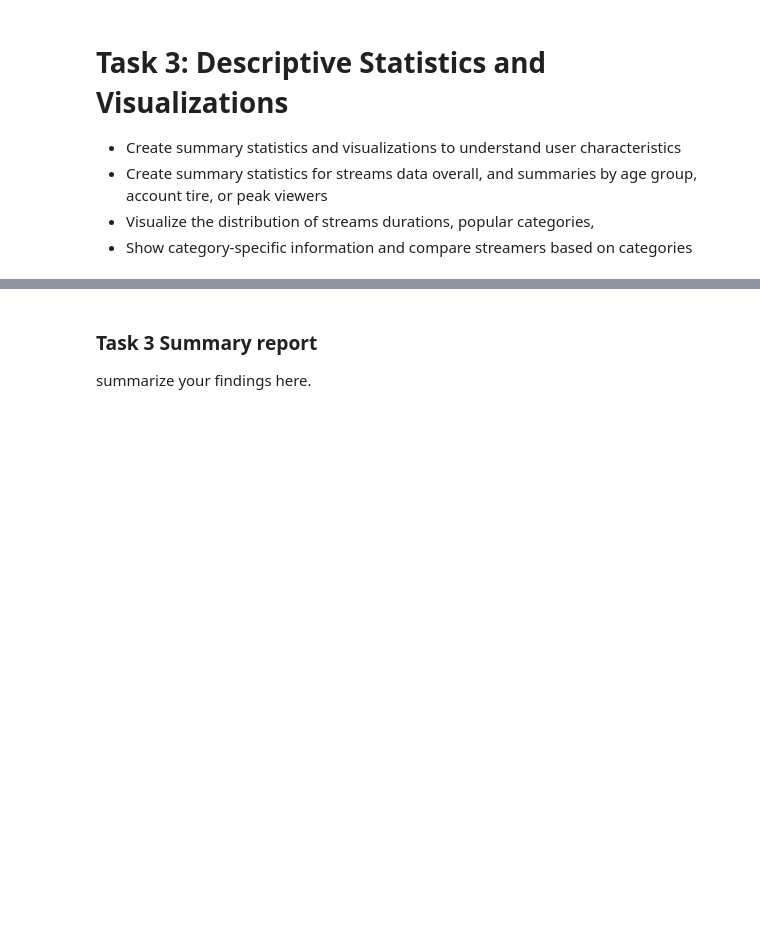
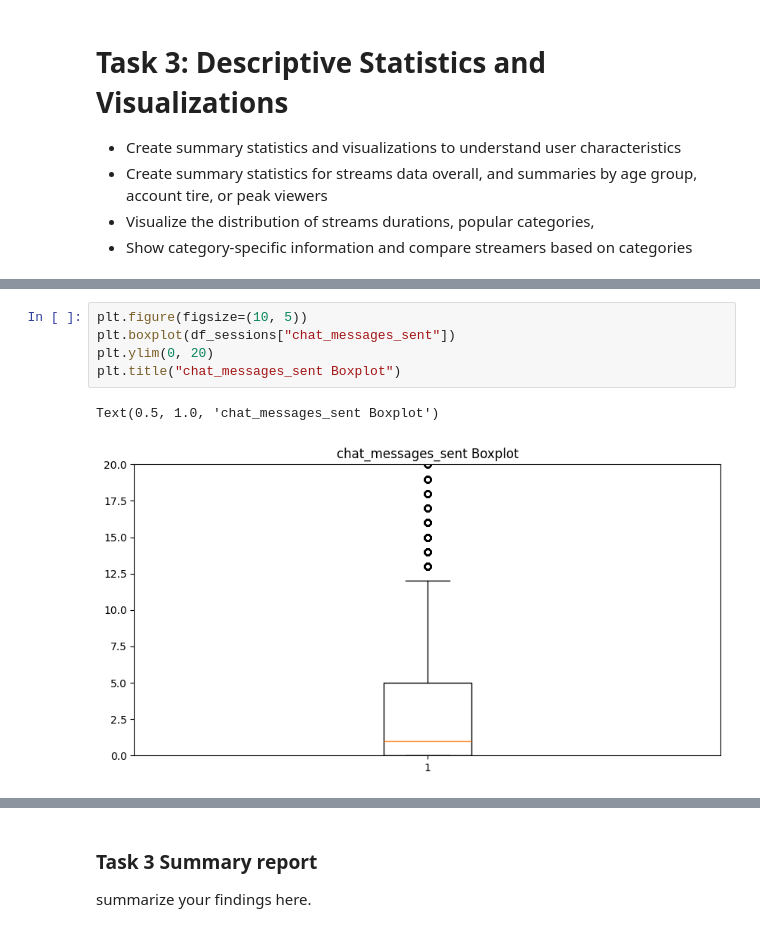
Before and after one commit to ChristianSantos2671/Santos_Christian_A01, a Jupyter notebook: iat461_a1_cs.ipynb, the cells around one changed output, grey strips where cells are left out. Drawn from its saved outputs; the diff is of its cells as text; blank space fills up the shorter version.

```diff
--- a/iat461_a1_cs.ipynb
+++ b/iat461_a1_cs.ipynb
@@ -675,0 +706,8 @@ Throught the four csv files, certain rows needed to be modified or deleted
+# %%
+plt.figure(figsize=(10, 5))
+plt.boxplot(df_sessions["chat_messages_sent"])
+plt.ylim(0, 20)
+plt.title("chat_messages_sent Boxplot")
+# %% [output]
+Text(0.5, 1.0, 'chat_messages_sent Boxplot')
+[figure, added]
```
Also changed, not shown: parts of 28 cells of this notebook.
